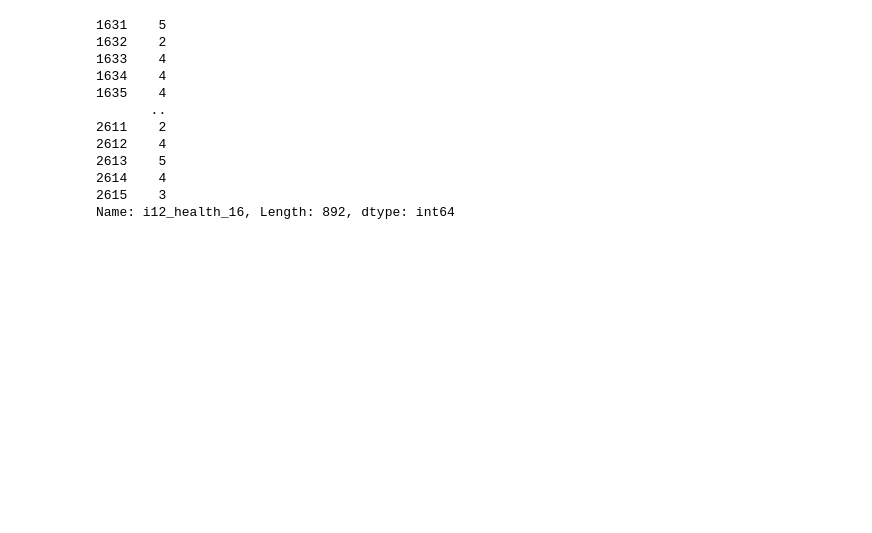
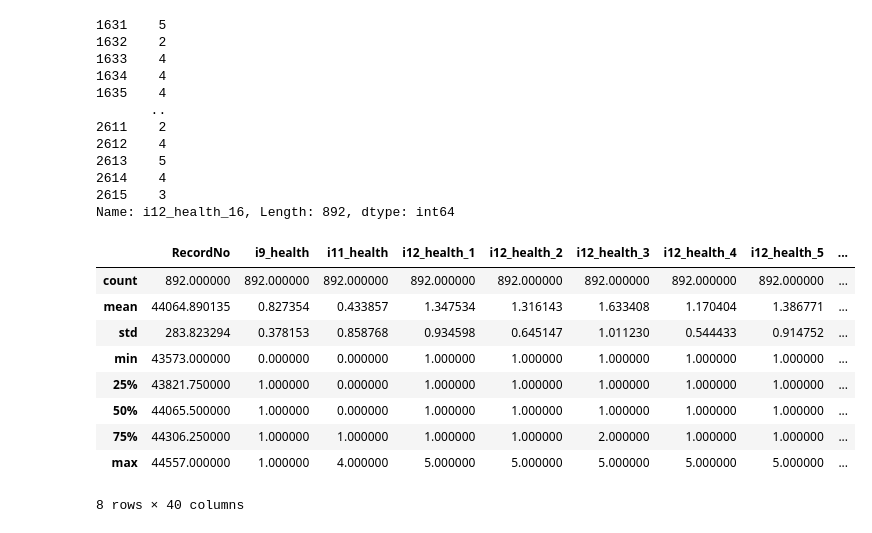
Before and after one commit to eren006/team_11_ML_gp1, a Jupyter notebook: ML_Analytics_GA1.ipynb, the cells around one changed output. Saved outputs shown, nothing was run; the diff lists cells and outputs as text; code cells hidden in the pictures; blank space fills up the shorter version.

```diff
--- a/ML_Analytics_GA1.ipynb
+++ b/ML_Analytics_GA1.ipynb
@@ -812,3 +815,16 @@ print(df_filtered_final['i12_health_16'])
 2614    4
 2615    3
 Name: i12_health_16, Length: 892, dtype: int64
+# %%
+df_filtered_final.describe()
+# %% [output]
+|  | RecordNo | i9_health | i11_health | i12_health_1 | i12_health_2 | i12_health_3 | i12_health_4 | i12_health_5 | ... |
+| count | 892.000000 | 892.000000 | 892.000000 | 892.000000 | 892.000000 | 892.000000 | 892.000000 | 892.000000 | ... |
+| mean | 44064.890135 | 0.827354 | 0.433857 | 1.347534 | 1.316143 | 1.633408 | 1.170404 | 1.386771 | ... |
+| std | 283.823294 | 0.378153 | 0.858768 | 0.934598 | 0.645147 | 1.011230 | 0.544433 | 0.914752 | ... |
+| min | 43573.000000 | 0.000000 | 0.000000 | 1.000000 | 1.000000 | 1.000000 | 1.000000 | 1.000000 | ... |
+| 25% | 43821.750000 | 1.000000 | 0.000000 | 1.000000 | 1.000000 | 1.000000 | 1.000000 | 1.000000 | ... |
+| 50% | 44065.500000 | 1.000000 | 0.000000 | 1.000000 | 1.000000 | 1.000000 | 1.000000 | 1.000000 | ... |
+| 75% | 44306.250000 | 1.000000 | 1.000000 | 1.000000 | 1.000000 | 2.000000 | 1.000000 | 1.000000 | ... |
+| max | 44557.000000 | 1.000000 | 4.000000 | 5.000000 | 5.000000 | 5.000000 | 5.000000 | 5.000000 | ... |
+8 rows × 40 columns
```
Also changed, not shown: parts of 6 cells of this notebook.
